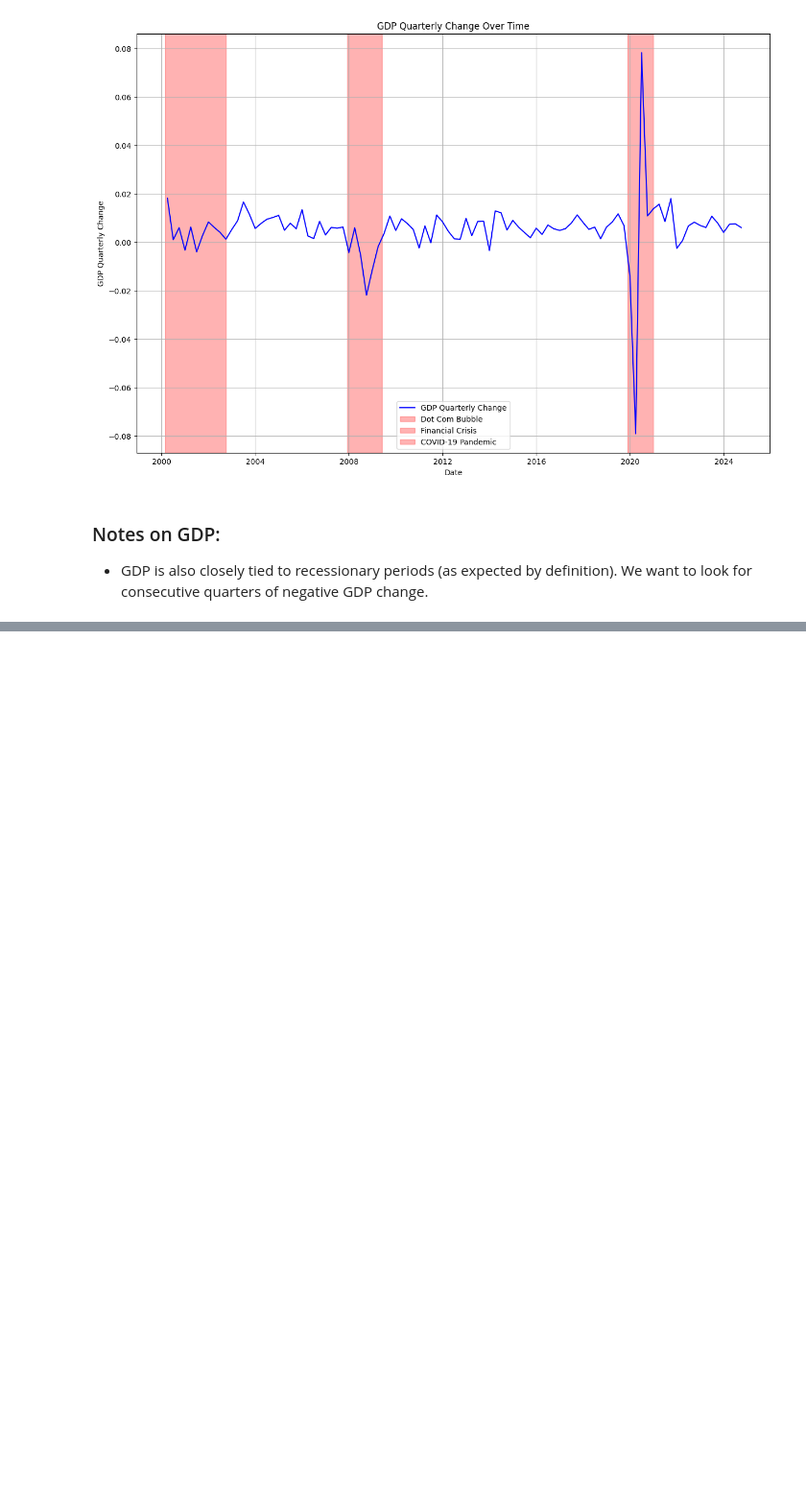
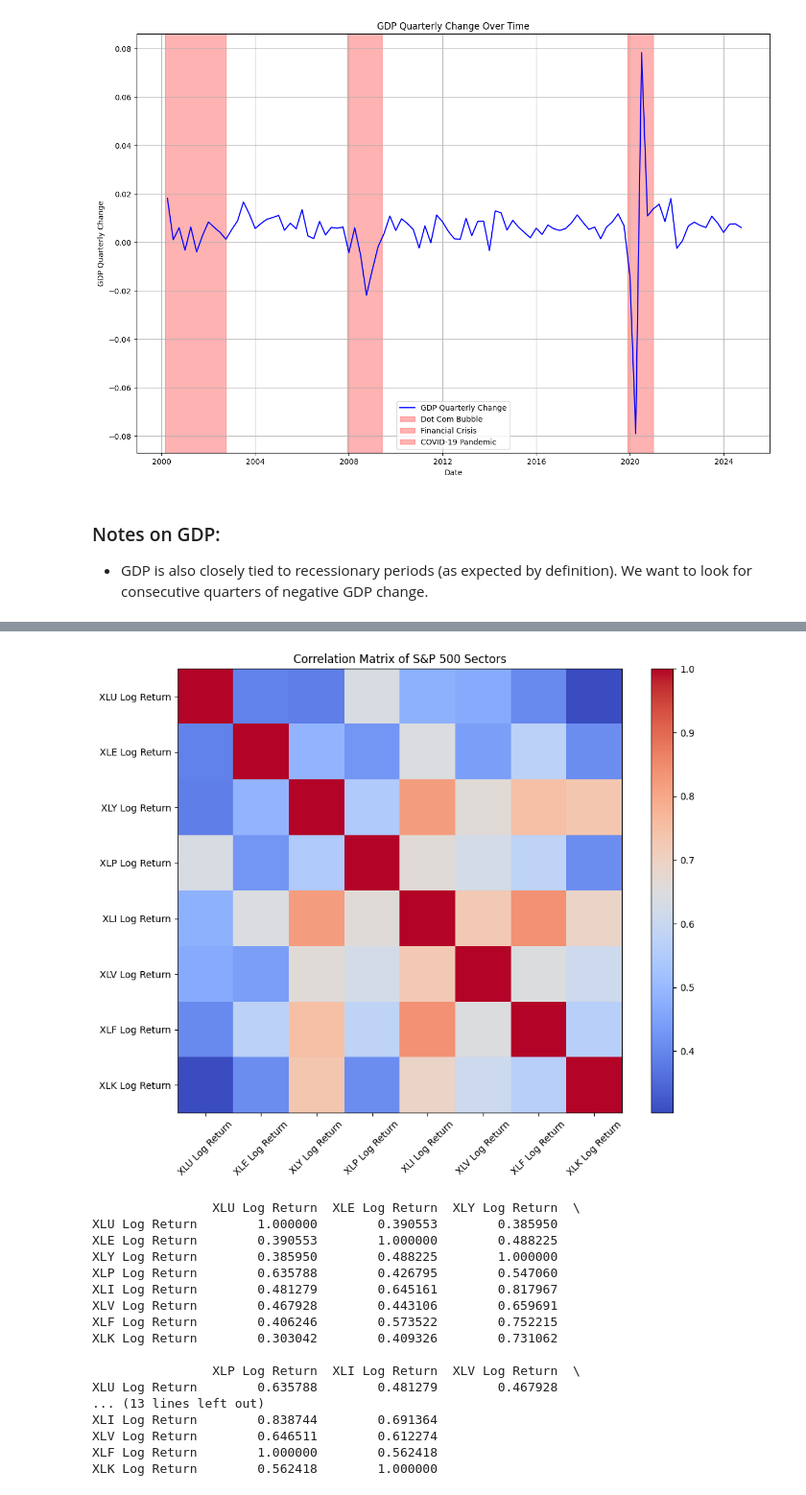
Before and after one commit to JackDamato/IC-Quant-Final-Project, a Jupyter notebook: JackDamatoFinal.ipynb, the cells around one changed output, grey strips where cells are left out. Shown at 96% size. Cells and saved outputs as stored; diff of their text form; code cells hidden in the pictures; blank space fills up the shorter version.

```diff
--- a/JackDamatoFinal.ipynb
+++ b/JackDamatoFinal.ipynb
@@ -171,0 +353,35 @@ plt.show()
+# %%
+# Correlation matrix of the sectors
+log_returns = sectors_df[[f"{ticker} Log Return" for ticker in included_sectors.values()]].copy()
+correlation_matrix = log_returns.corr()
+
+# Plotting the correlation matrix with labels
+plt.figure(figsize=(10, 8))
+plt.imshow(correlation_matrix, cmap='coolwarm', interpolation='nearest')
+plt.colorbar()
+plt.xticks(range(len(correlation_matrix.columns)), correlation_matrix.columns, rotation=45)
+plt.yticks(range(len(correlation_matrix.index)), correlation_matrix.index)
+plt.title("Correlation Matrix of S&P 500 Sectors")
+plt.tight_layout()
+plt.show()
+
+print(correlation_matrix)
+# %% [output]
+[figure, added]
+                XLU Log Return  XLE Log Return  XLY Log Return  \
+XLU Log Return        1.000000        0.390553        0.385950
+XLE Log Return        0.390553        1.000000        0.488225
+XLY Log Return        0.385950        0.488225        1.000000
+XLP Log Return        0.635788        0.426795        0.547060
+XLI Log Return        0.481279        0.645161        0.817967
+XLV Log Return        0.467928        0.443106        0.659691
+XLF Log Return        0.406246        0.573522        0.752215
+XLK Log Return        0.303042        0.409326        0.731062
+
+                XLP Log Return  XLI Log Return  XLV Log Return  \
+XLU Log Return        0.635788        0.481279        0.467928
+... (13 lines left out)
+XLI Log Return        0.838744        0.691364
+XLV Log Return        0.646511        0.612274
+XLF Log Return        1.000000        0.562418
+XLK Log Return        0.562418        1.000000
```
Also changed, not shown: parts of 8 cells of this notebook, 14 other files.
